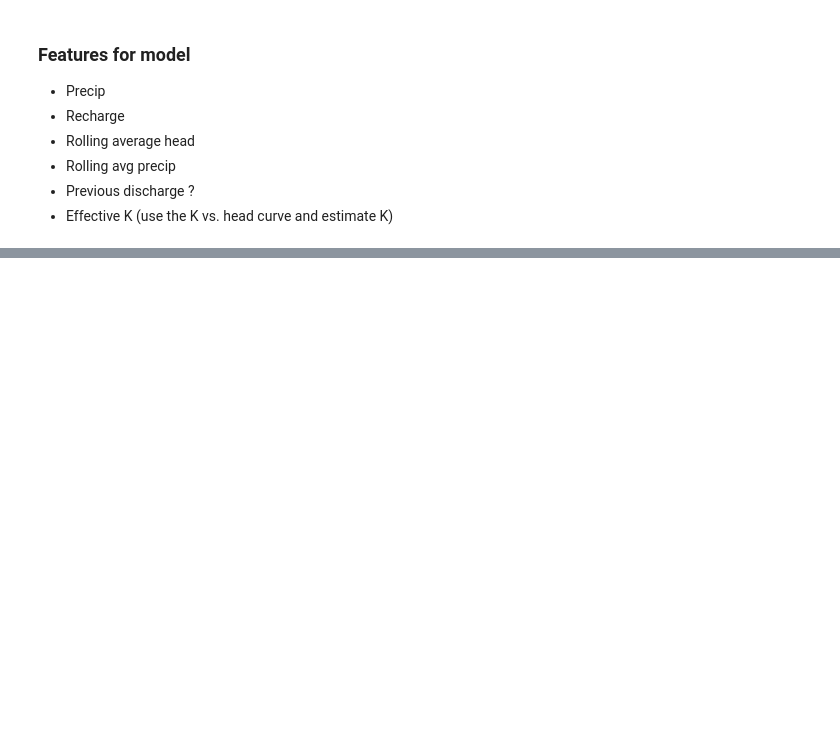
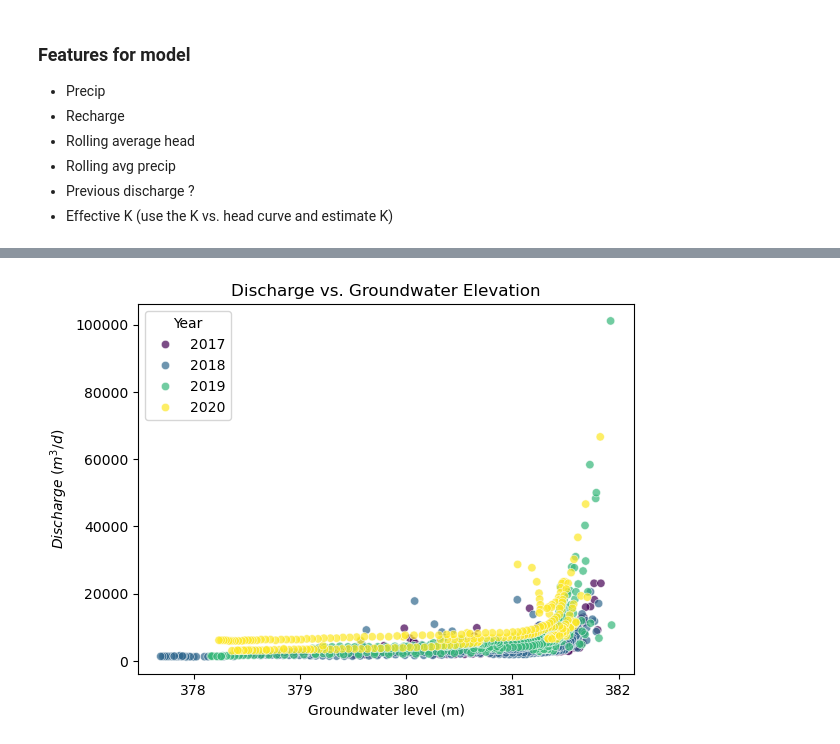
Before and after one commit to jhuang523/lumped_parameter_model, a Jupyter notebook: ml.ipynb, the cells around one changed output, grey strips where cells are left out. Drawn from its saved outputs; the diff is of its cells as text; code cells hidden in the pictures; blank space fills up the shorter version.

```diff
--- a/ml.ipynb
+++ b/ml.ipynb
@@ -89,9 +72,7 @@ df['gw_elev[m]'] = df['gw_elev[ft]'] * .3048
 # %%
-try:
-    df.index = pd.to_datetime(df['DATE']) #set index to date
-except:
-    print("index not set")
-    df = df.drop('DATE', axis = 1)
+df = convert_df_to_date_time(df, "DATE")
+df.index = df["DATE"]
+df =df.drop("DATE", axis = 1)
 # %%
 #time series related features
 df['month'] = df.index.month
@@ -131,0 +127,10 @@ df
+# %%
+sns.scatterplot(x = df['gw_elev[m]'], y = df['Q [m3/d]'], hue = df.index.year, palette = 'viridis', alpha = 0.7)
+plt.ylabel(r'$Discharge\ (m^3/d)$')
+# plt.yscale("log")
+plt.xlabel("Groundwater level (m)")
+plt.legend(title = 'Year')
+plt.title("Discharge vs. Groundwater Elevation")
+plt.savefig('figs/Q_vs_h.png', bbox_inches = 'tight', transparent = True)
+# %% [output]
+[figure, added]
```
Also changed, not shown: parts of 40 cells of this notebook, 14 other files.
